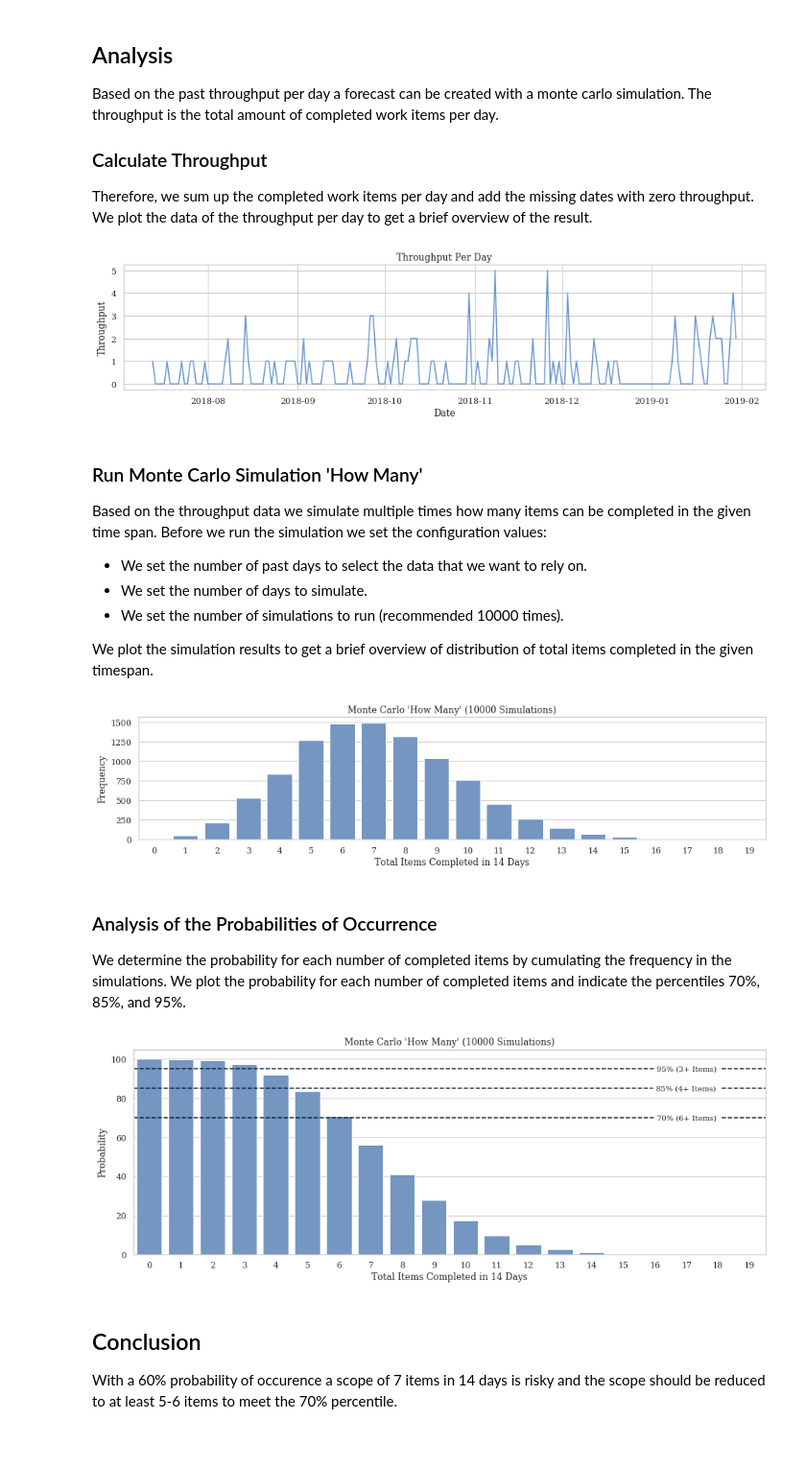
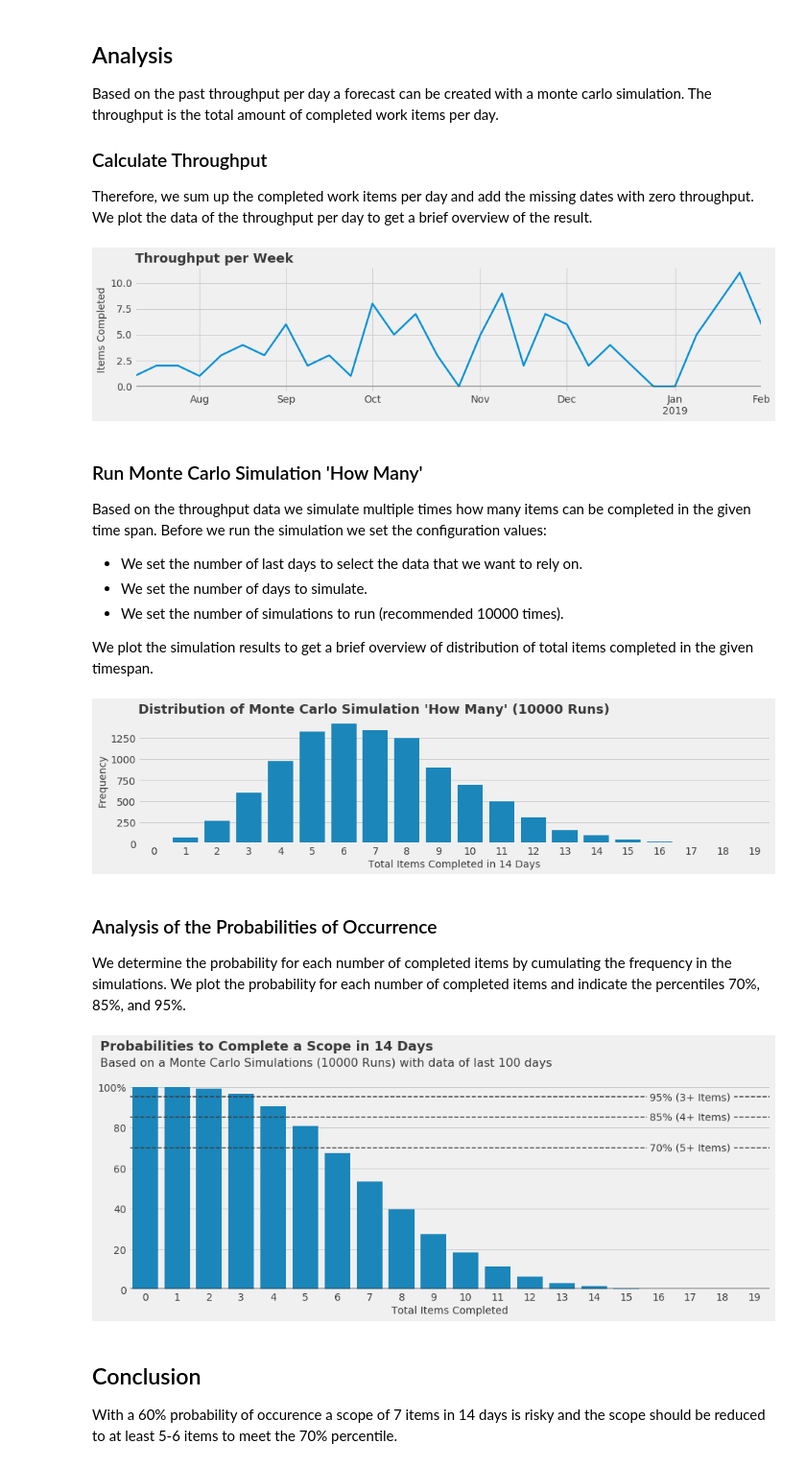
Before and after one commit to jabopiti/kanban-monte-carlo-simulation, a Jupyter notebook: Kanban-Monte_Carlo-How_Many.ipynb, the cells around one changed output. Shown at 96% size. Drawn from its saved outputs; the diff is of its cells as text; code cells hidden in the pictures.

Commit message:
Added headlines to plot, wording and smaller improvements.

```diff
--- a/Kanban-Monte_Carlo-How_Many.ipynb
+++ b/Kanban-Monte_Carlo-How_Many.ipynb
@@ -60,54 +72,63 @@ throughput = pd.crosstab(kanban_data.Done, kanban_data.Type, colnames=[None]).re
 throughput['Throughput'] = throughput.Bug + throughput.Story + throughput.Task
 date_range = pd.date_range(start=throughput.Done.min(), end=throughput.Done.max())
 throughput = throughput.set_index('Done').reindex(date_range).fillna(0).astype(int).rename_axis('Date')
-plt.figure(figsize=(15,3))
-ax = sns.lineplot(x='Date', y='Throughput', data=throughput.reset_index(), color='#6794CE')
-ax.set_title("Throughput Per Day");
+throughput_per_week = pd.DataFrame(throughput['Throughput'].resample('W-Mon').sum()).reset_index()
+ax = throughput_per_week.plot(x='Date', y='Throughput', linewidth=2.5, figsize=(14,3), legend=None)
+ax.set_title("Throughput per Week", loc='left', fontdict={'fontsize': 18, 'fontweight' : 'semibold'})
+ax.set_xlabel('')
+ax.set_ylabel('Items Completed')
+ax.axhline(y=0, color=lightgrey, alpha=.5);
 # %% [output]
-[figure, old version]
+[figure, new version]
 # %% [markdown]
 ### Run Monte Carlo Simulation 'How Many'
 Based on the throughput data we simulate multiple times how many items can be completed in the given time span. Before we run the simulation we set the configuration values:
-* We set the number of past days to select the data that we want to rely on.
+* We set the number of last days to select the data that we want to rely on.
 * We set the number of days to simulate.
 * We set the number of simulations to run (recommended 10000 times).
 
 We plot the simulation results to get a brief overview of distribution of total items completed in the given timespan.
 # %%
 ### SETTINGS ####
-PAST_DAYS = 100
-DAYS_TO_SIMULATE = 14
+LAST_DAYS = 100
+SIMULATION_DAYS = 14
 SIMULATIONS = 10000
 ###
-dataset = throughput[['Throughput']][: PAST_DAYS].reset_index(drop=True)
-samples = [dataset.sample(n=DAYS_TO_SIMULATE).sum().Throughput for i in range(SIMULATIONS)]
+dataset = throughput[['Throughput']][: LAST_DAYS].reset_index(drop=True)
+samples = [dataset.sample(n=SIMULATION_DAYS, replace=True).sum().Throughput for i in range(SIMULATIONS)]
 samples = pd.DataFrame(samples, columns=['Items'])
 distribution = samples.groupby(['Items']).size().reset_index(name='Frequency')
-plt.figure(figsize=(15,3))
-ax = sns.barplot(x = 'Items', y = 'Frequency', data=distribution, color='#6794CE')
-ax.set_title("Monte Carlo 'How Many' (%d Simulations)" % SIMULATIONS)
-ax.set(xlabel='Total Items Completed in %d Days' % DAYS_TO_SIMULATE);
+plt.figure(figsize=(14,3))
+ax = sns.barplot(x = 'Items', y = 'Frequency', data=distribution, color=barblue)
+ax.set_title(f"Distribution of Monte Carlo Simulation 'How Many' ({SIMULATIONS} Runs)", loc='left',
+             fontdict={'size': 18, 'weight' : 'semibold'})
+ax.set_xlabel(f"Total Items Completed in {SIMULATION_DAYS} Days")
+ax.set_ylabel('Frequency');
 # %% [output]
-[figure, old version]
+[figure, new version]
 # %% [markdown]
 ### Analysis of the Probabilities of Occurrence
 We determine the probability for each number of completed items by cumulating the frequency in the simulations. We plot the probability for each number of completed items and indicate the percentiles 70%, 85%, and 95%.
 # %%
 distribution = distribution.sort_index(ascending=False)
 distribution['Probability'] = 100*distribution.Frequency.cumsum()/distribution.Frequency.sum()
-plt.figure(figsize=(15,5))
-ax = sns.barplot(x='Items', y='Probability', data=distribution, color='#6794CE')
-ax.set_title("Monte Carlo 'How Many' (%d Simulations)" % SIMULATIONS)
-ax.set(xlabel='Total Items Completed in %d Days' % DAYS_TO_SIMULATE);
-ax.axhline(70, color="#102035", linestyle='--')
-ax.axhline(85, color="#102035", linestyle='--')
-ax.axhline(95, color="#102035", linestyle='--')
+plt.figure(figsize=(14,5))
+ax = sns.barplot(x='Items', y='Probability', data=distribution, color=barblue)
+ax.text(x=-1.4, y=118, s=f"Probabilities to Complete a Scope in {SIMULATION_DAYS} Days", fontsize=18, fontweight='semibold')
+ax.text(x=-1.4, y=110, s=f"Based on a Monte Carlo Simulations ({SIMULATIONS} Runs) with data of last {LAST_DAYS} days", fontsize=16)
+ax.set_ylabel('')
+ax.set_xlabel('Total Items Completed')
+ax.axhline(y=1, color=darkgrey, alpha=.5);
+ax.axhline(y=70, color=darkgrey, linestyle='--')
+ax.axhline(y=85, color=darkgrey, linestyle='--')
+ax.axhline(y=95, color=darkgrey, linestyle='--')
 label_xpos = distribution['Items'].max()-2
-ax.text(y=70, x=label_xpos, s='70%% (%d+ Items)' % samples.Items.quantile(0.3), va='center', ha='center', backgroundcolor='w')
-ax.text(y=85, x=label_xpos, s='85%% (%d+ Items)' % samples.Items.quantile(0.15), va='center', ha='center', backgroundcolor='w')
-ax.text(y=95, x=label_xpos, s='95%% (%d+ Items)' % samples.Items.quantile(0.05), va='center', ha='center', backgroundcolor='w');
+ax.text(y=70, x=label_xpos, s='70%% (%d+ Items)' % samples.Items.quantile(0.3), va='center', ha='center', backgroundcolor='#F0F0F0')
+ax.text(y=85, x=label_xpos, s='85%% (%d+ Items)' % samples.Items.quantile(0.15), va='center', ha='center', backgroundcolor='#F0F0F0')
+ax.text(y=95, x=label_xpos, s='95%% (%d+ Items)' % samples.Items.quantile(0.05), va='center', ha='center', backgroundcolor='#F0F0F0')
+ax.set_yticklabels(labels=['0', '20', '40', '60', '80', '100%']);
 # %% [output]
-[figure, old version]
+[figure, new version]
 # %% [markdown]
 ## Conclusion
 With a 60% probability of occurence a scope of 7 items in 14 days is risky and the scope should be reduced to at least 5-6 items to meet the 70% percentile.
```
Also changed, not shown: parts of 4 cells of this notebook.
